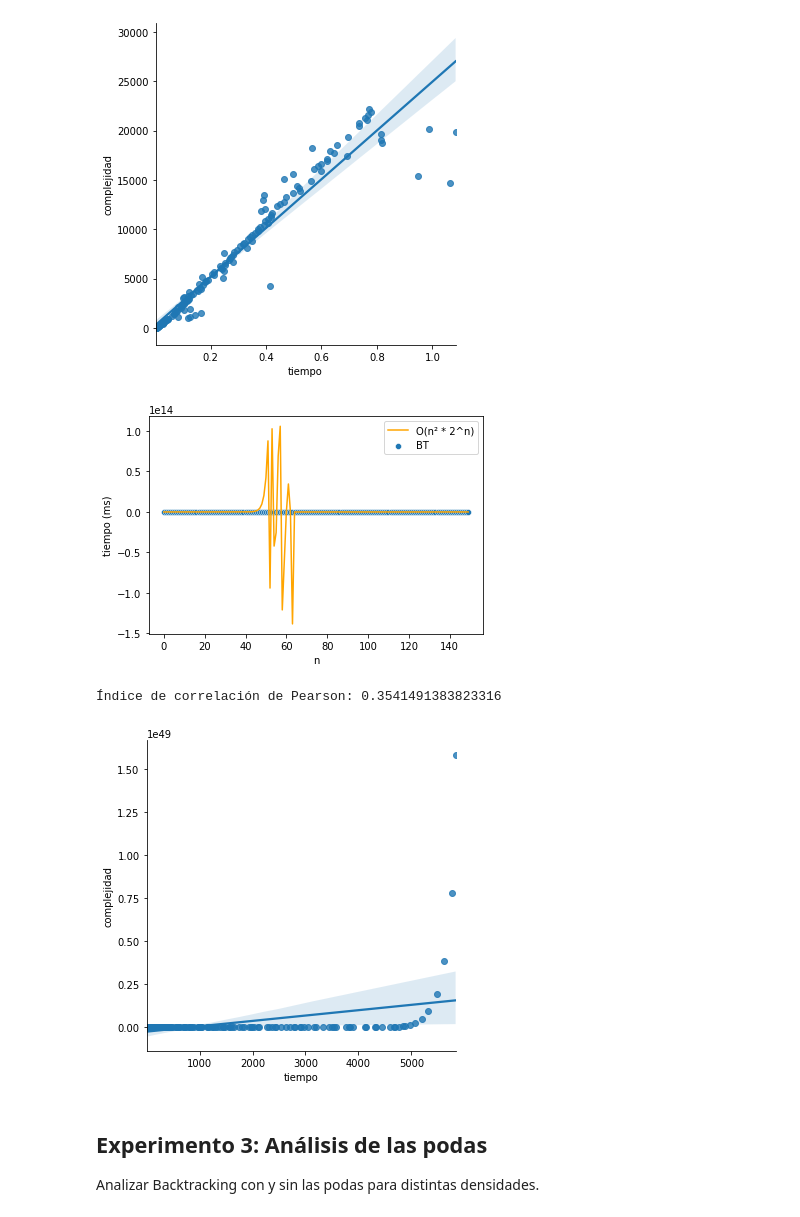
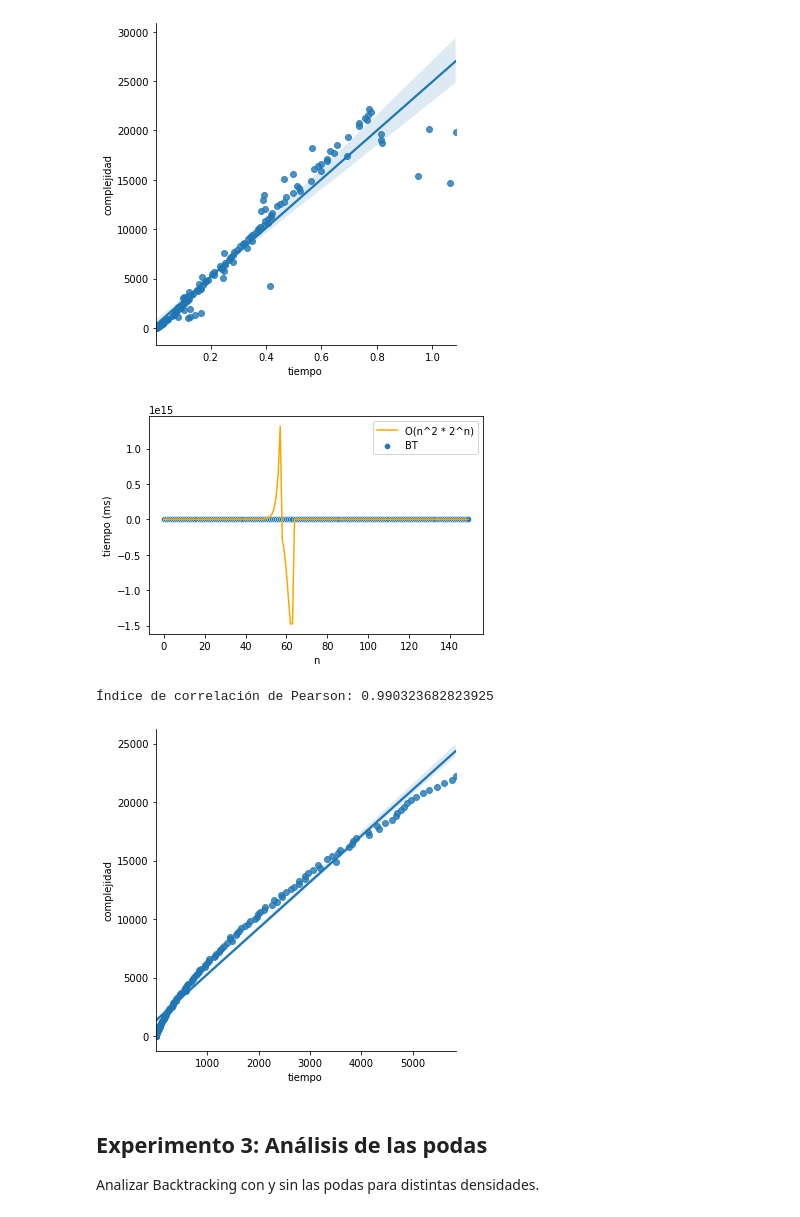
Before and after one commit to nahuelcastro/JamboTubo, a Jupyter notebook: python/analisis.ipynb, the cells around one changed output. Drawn from its saved outputs; the diff is of its cells as text; code cells hidden in the pictures.

```diff
--- a/python/analisis.ipynb
+++ b/python/analisis.ipynb
@@ -31,7 +31,7 @@ Los métodos evaluados en este notebook son los siguientes:
 # Experimentos
 Leemos el dataframe con todos los resultados.
 # %%
-df_resultados = pd.read_csv("resultados/resultado.csv");
+df_resultados = pd.read_csv("resultados/resultado_viejo.csv");
 df_resultados.head()
 # %% [output]
 |  | dataset | n | R | metodo | tiempo |
@@ -98,24 +98,26 @@ print("Índice de correlación de Pearson:", correlacion_pearson(df_BT_mejor_cas
 [figure]
 # %%
 df_BT_peor_caso = df_resultados[(df_resultados["metodo"]=="BT") & (df_resultados["dataset"] == "peor-caso-bt")].copy();
-df_BT_peor_caso["tiempo_esperado"] = (df_BT_peor_caso["n"]**2) * (2 ** df_BT_peor_caso["n"]) * 0.000015; # Exponencial.
+# df_BT_peor_caso["tiempo_esperado"] = (df_BT_peor_caso["n"]**2) * (1 ** df_BT_peor_caso["n"]) * 0.000015; # Exponencial.
+df_BT_peor_caso["tiempo_esperado"] = (df_BT_peor_caso["n"]**1) * (2 ** df_BT_peor_caso["n"]) * 0.00016; # Exponencial.
 fig = sns.scatterplot(data=df_BT_peor_caso, x='n', y='tiempo');
 fig = sns.lineplot(data=df_BT_peor_caso, x='n', y='tiempo_esperado', color="orange");
-fig.legend(labels=['O(n² * 2^n)','BT']);
+fig.legend(labels=['O(n^2 * 2^n)','BT']);
 fig.set(xlabel='n', ylabel='tiempo (ms)');
 plt.savefig("graficos/bt-complejidad-peor-caso.svg");
 # %% [output]
-[figure, old version]
+[figure, new version]
 # %%
 # Graficamos los tiempos de ejecución de la serie de instancias X1, ..., Xn vs la complejidad esperada.
 df_BT_peor_caso = df_resultados[(df_resultados["metodo"]=="BT") & (df_resultados["dataset"] == "peor-caso-bt")].copy();
-df_BT_peor_caso["complejidad"] =  df_BT_peor_caso["n"]**2 * 2.0 ** df_BT_peor_caso["n"];
+# df_BT_peor_caso["complejidad"] =  (df_BT_peor_caso["n"]**2) * (2.0 ** df_BT_peor_caso["n"]);
+df_BT_peor_caso["complejidad"] =  (df_BT_peor_caso["n"]**2);
 fig = sns.lmplot(data=df_BT_peor_caso, x="tiempo", y="complejidad");
 plt.savefig("graficos/bt-correlacion-peor-caso.svg");
 print("Índice de correlación de Pearson:", correlacion_pearson(df_BT_peor_caso, "tiempo", "complejidad"));
 # %% [output]
-Índice de correlación de Pearson: 0.3541491383823316
+Índice de correlación de Pearson: 0.990323682823925
-[figure, old version]
+[figure, new version]
 # %% [markdown]
 ## Experimento 3: Análisis de las podas
 Analizar Backtracking con y sin las podas para distintas densidades.
```
Also changed, not shown: parts of 16 cells of this notebook, 33 other files.
